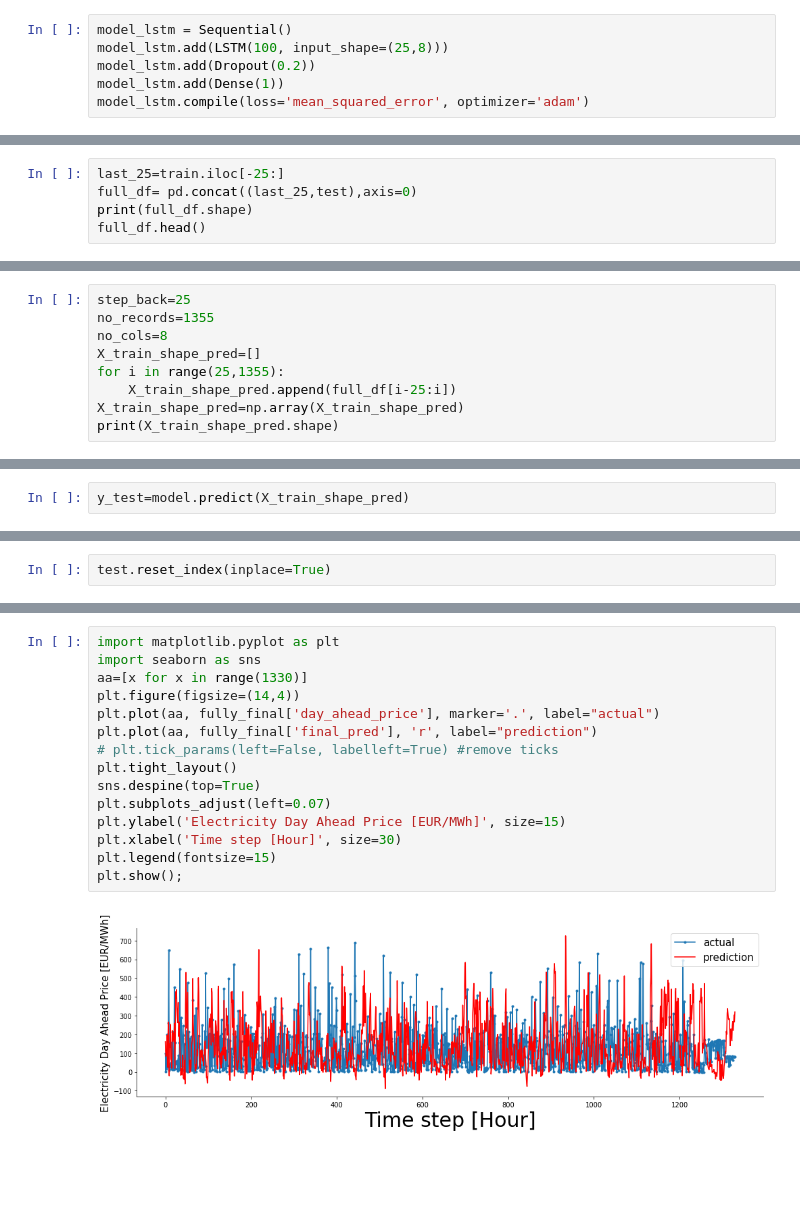
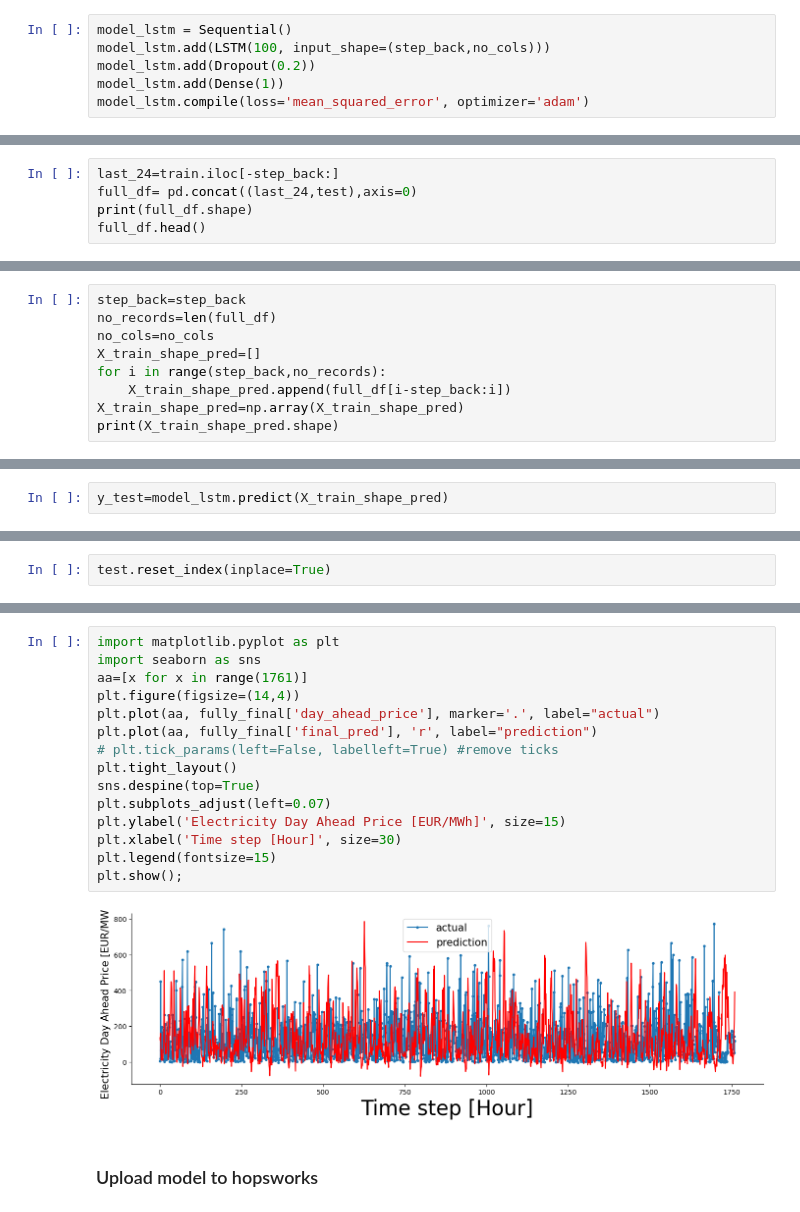
Before and after one commit to AbyelT/ID2223-Scalable-ML-and-DL, a Jupyter notebook: Project/training-pipeline.ipynb, the cells around one changed output, grey strips where cells are left out. Drawn from its saved outputs; the diff is of its cells as text; blank space fills up the shorter version.

Commit message:
training pipeline

```diff
--- a/Project/training-pipeline.ipynb
+++ b/Project/training-pipeline.ipynb
@@ -217,6 +136,6 @@ X_train_shape.shape
 # %%
 model_lstm = Sequential()
-model_lstm.add(LSTM(100, input_shape=(25,8)))
+model_lstm.add(LSTM(100, input_shape=(step_back,no_cols)))
 model_lstm.add(Dropout(0.2))
 model_lstm.add(Dense(1))
 model_lstm.compile(loss='mean_squared_error', optimizer='adam')
@@ -262,6 +195,6 @@ KeyboardInterrupt: ignored
 # %%
-last_25=train.iloc[-25:]
-full_df= pd.concat((last_25,test),axis=0)
+last_24=train.iloc[-step_back:]
+full_df= pd.concat((last_24,test),axis=0)
 print(full_df.shape)
 full_df.head()
 # %% [output]
@@ -281,10 +214,10 @@ full_df.shape
 # %%
-step_back=25
-no_records=1355
-no_cols=8
+step_back=step_back
+no_records=len(full_df)
+no_cols=no_cols
 X_train_shape_pred=[]
-for i in range(25,1355):
-    X_train_shape_pred.append(full_df[i-25:i])
+for i in range(step_back,no_records):
+    X_train_shape_pred.append(full_df[i-step_back:i])
 X_train_shape_pred=np.array(X_train_shape_pred)
 print(X_train_shape_pred.shape)
 # %% [output]
@@ -292,3 +225,3 @@ print(X_train_shape_pred.shape)
 # %%
-y_test=model.predict(X_train_shape_pred)
+y_test=model_lstm.predict(X_train_shape_pred)
 # %% [output]
@@ -344,17 +270,19 @@ fully_final
 # %%
 import matplotlib.pyplot as plt
 import seaborn as sns
-aa=[x for x in range(1330)]
+aa=[x for x in range(1761)]
 plt.figure(figsize=(14,4))
 plt.plot(aa, fully_final['day_ahead_price'], marker='.', label="actual")
 plt.plot(aa, fully_final['final_pred'], 'r', label="prediction")
 # plt.tick_params(left=False, labelleft=True) #remove ticks
 plt.tight_layout()
 sns.despine(top=True)
 plt.subplots_adjust(left=0.07)
 plt.ylabel('Electricity Day Ahead Price [EUR/MWh]', size=15)
 plt.xlabel('Time step [Hour]', size=30)
 plt.legend(fontsize=15)
 plt.show();
 # %% [output]
-[figure, old version]
+[figure, new version]
+# %% [markdown]
+### Upload model to hopsworks
```
Also changed, not shown: parts of 39 cells of this notebook, 2 other files.
